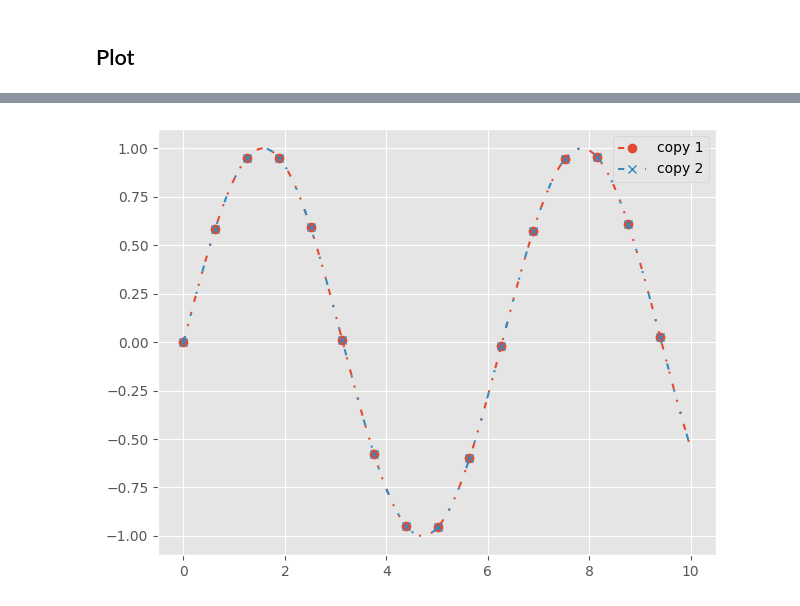
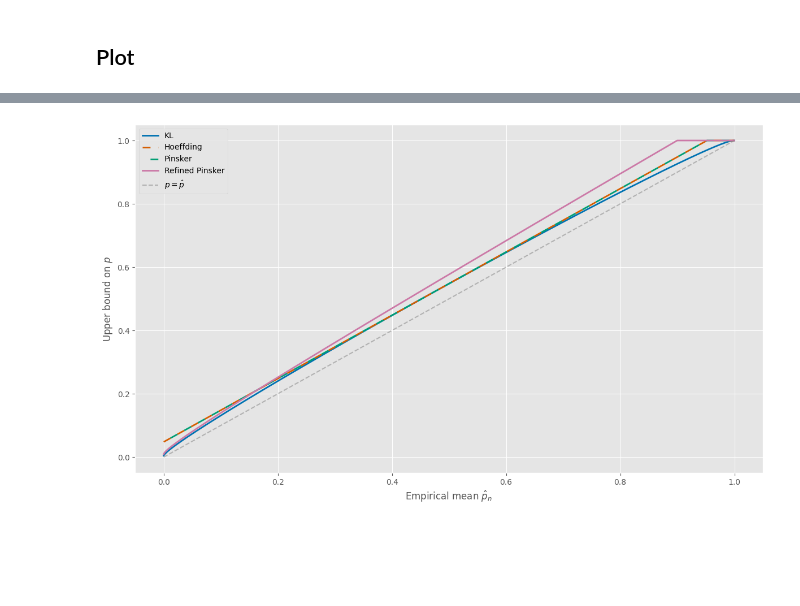
Before and after one commit to carsten-j/MLB, a Jupyter notebook: HA1/exercise2.3.ipynb, the cells around one changed output, grey strips where cells are left out. Saved outputs shown, nothing was run; the diff lists cells and outputs as text; code cells hidden in the pictures; blank space fills up the shorter version.

Commit message:
Exercise 2.3 upper and lower bounds

```diff
--- a/HA1/exercise2.3.ipynb
+++ b/HA1/exercise2.3.ipynb
@@ -30,2 +41,31 @@ upper_bound = np.clip(p_hats + epsilon, 0.0, 1.0)
+# %%
+def plot_bounds(
+    x, kl, hoeffding, pinsker=None, refined_pinsker=None, image="", savefig=False
+):
+    lw = 2
+    plt.figure(figsize=(12, 7))
+    plt.plot(x, kl, color="#0072B2", lw=lw, label="KL")
+    plt.plot(
+        x,
+        hoeffding,
+        color="#D55E00",
+        lw=lw,
+        linestyle=(0, (5, 5)),
+        label="Hoeffding",
+    )
+    if pinsker is not None:
+        plt.plot(
+            x, pinsker, color="#009E73", lw=lw, linestyle=(5, (5, 5)), label="Pinsker"
+        )
+    if refined_pinsker is not None:
+        plt.plot(x, refined_pinsker, color="#CC79A7", lw=lw, label="Refined Pinsker")
+    plt.plot(x, x, "--", color="gray", alpha=0.5, label=r"$p = \hat p$")
+    plt.xlabel(r"Empirical mean $\hat{p}_n$")
+    plt.ylabel(r"Upper bound on $p$")
+    plt.legend()
+    plt.tight_layout()
+    if savefig:
+        plt.savefig(f"./figures/{image}.pdf", dpi=600, bbox_inches="tight")
+    plt.show()
 # %% [markdown]
 ## Plot
@@ -50,4 +71,0 @@ plt.show()
-# %%
-p_hats = p_hats[:101]
-bounds = bounds[:101]
-upper_bound = upper_bound[:101]
@@ -100,35 +72,12 @@ plt.show()
-# %%
-import numpy as np
-import matplotlib.pyplot as plt
-
-# Some data: two copies of exactly the same function
-x = np.linspace(0, 10, 400)
-y = np.sin(x)
-
-# 1st copy  ─ solid line with circle markers
-plt.plot(
-    x,
-    y,
-    color="C0",
-    linestyle=(0, (3, 5, 1, 5, 1, 5)),
-    marker="o",  # ◯ markers
-    markevery=25,  # show marker every 25th point
-    label="copy 1",
-)
-
-# 2nd copy  ─ solid line with x markers
-plt.plot(
-    x,
-    y,
-    color="C1",
-    linestyle=(0, (3, 10, 1, 10, 1, 10)),
-    marker="x",  # ✕ markers
-    markevery=25,  # same spacing
-    label="copy 2",
-)
-
-plt.legend()
-plt.tight_layout()
-plt.show()
-# %% [output]
-[figure, removed]
+# %%
+plot_bounds(
+    p_hats,
+    kl_upper,
+    hoeffding_upper,
+    hoeffding_upper,
+    refined_pinsker,
+    "upper_bounds",
+    savefig=True,
+)
+# %% [output]
+[figure, added]
```
Also changed, not shown: parts of 12 cells of this notebook, 3 other files.
